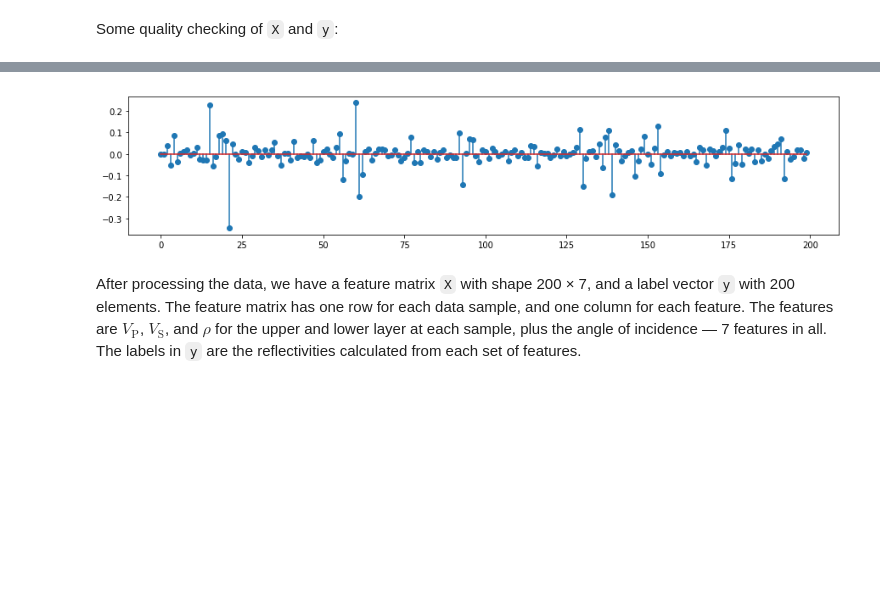
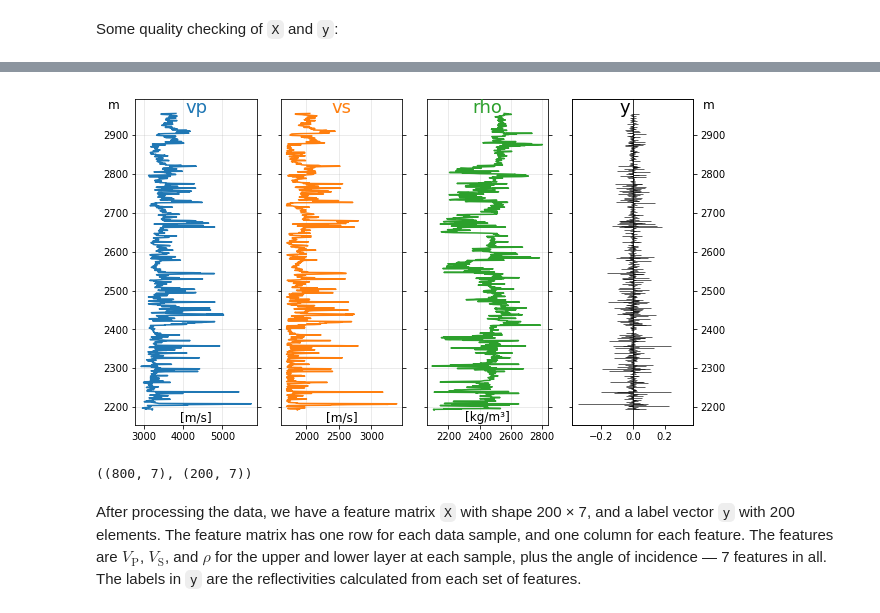
Before and after one commit to seg/tutorials-2018, a Jupyter notebook: 1808_Neural_Networks/manuscript-publication.ipynb, the cells around one changed output, grey strips where cells are left out. Cells and saved outputs as stored; diff of their text form; code cells hidden in the pictures; blank space fills up the shorter version.

```diff
--- a/1808_Neural_Networks/manuscript-publication.ipynb
+++ b/1808_Neural_Networks/manuscript-publication.ipynb
@@ -233,6 +232,41 @@ print(X.shape, y.shape)
-# %%
-plt.figure(figsize=(15, 3))
-plt.stem(y)
-plt.show()
-# %% [output]
-[figure, removed]
+# %%
+fig, axs = plt.subplots(figsize=(10, 6), ncols=4)
+
+ax = axs[0]
+ax.plot(vp, z, c='C0')
+ax.yaxis.set_ticks_position('both')
+ax.text(np.mean(axs[0].get_xlim()), axs[0].get_ylim()[1]-1, "vp", fontsize=18, color="C0", ha='center', va='top')
+ax.text(np.mean(axs[0].get_xlim()), axs[0].get_ylim()[0]+1, "[m/s]", fontsize=12, ha='center', va='bottom')
+ax.text(axs[0].get_xlim()[0]-400, axs[0].get_ylim()[1], "m", fontsize=12, ha='right', va='top')
+ax.grid(alpha=0.3)
+
+ax = axs[1]
+ax.plot(vs, z, c='C1')
+ax.axes.yaxis.set_ticklabels([])
+ax.yaxis.set_ticks_position('both')
+ax.text(np.mean(axs[1].get_xlim()), axs[1].get_ylim()[1]-1, "vs", fontsize=18, color="C1", ha='center', va='top')
+ax.text(np.mean(axs[1].get_xlim()), axs[1].get_ylim()[0]+1, "[m/s]", fontsize=12, ha='center', va='bottom')
+ax.grid(alpha=0.3)
+
+ax = axs[2]
+ax.plot(rho, z, c='C2')
+ax.axes.yaxis.set_ticklabels([])
+ax.yaxis.set_ticks_position('both')
+ax.text(np.mean(ax.get_xlim()), ax.get_ylim()[1]-1, "rho", fontsize=18, color="C2", ha='center', va='top')
+ax.text(np.mean(ax.get_xlim()), ax.get_ylim()[0]+1, "[kg/m³]", fontsize=12, ha='center', va='bottom')
+ax.grid(alpha=0.3)
+
+ax = axs[3]
+ax.hlines(z, 0, y, lw=0.6)
+ax.axvline(0, color='k', lw=0.8)
+ax.axes.yaxis.set_ticklabels([])
+ma = 1.1 * np.max(np.abs(y))
+ax.text(np.mean(ax.get_xlim()), ax.get_ylim()[1]-1, "y", fontsize=18, color="k", ha='center', va='top')
+ax.set_xlim(-ma, ma)
+ax2 = ax.twinx()
+ax2.set_ylim(ax.get_ylim())
+ax.text(ax.get_xlim()[1]+0.13, ax.get_ylim()[1], "m", fontsize=12, ha='right', va='top')
+
+plt.show()
+# %% [output]
+[figure, added]
@@ -239,3 +280,7 @@ plt.show()
+# %%
+X_train.shape, X_val.shape
+# %% [output]
+((800, 7), (200, 7))
 # %% [markdown]
 After processing the data, we have a feature matrix `X` with shape 200 &times; 7, and a label vector `y` with 200 elements. The feature matrix has one row for each data sample, and one column for each feature. The features are $V_\mathrm{P}$, $V_\mathrm{S}$, and $\rho$ for the upper and lower layer at each sample, plus the angle of incidence &mdash; 7 features in all. The labels in `y` are the reflectivities calculated from each set of features.
 # %% [markdown]
```
Also changed, not shown: parts of 30 cells of this notebook.
